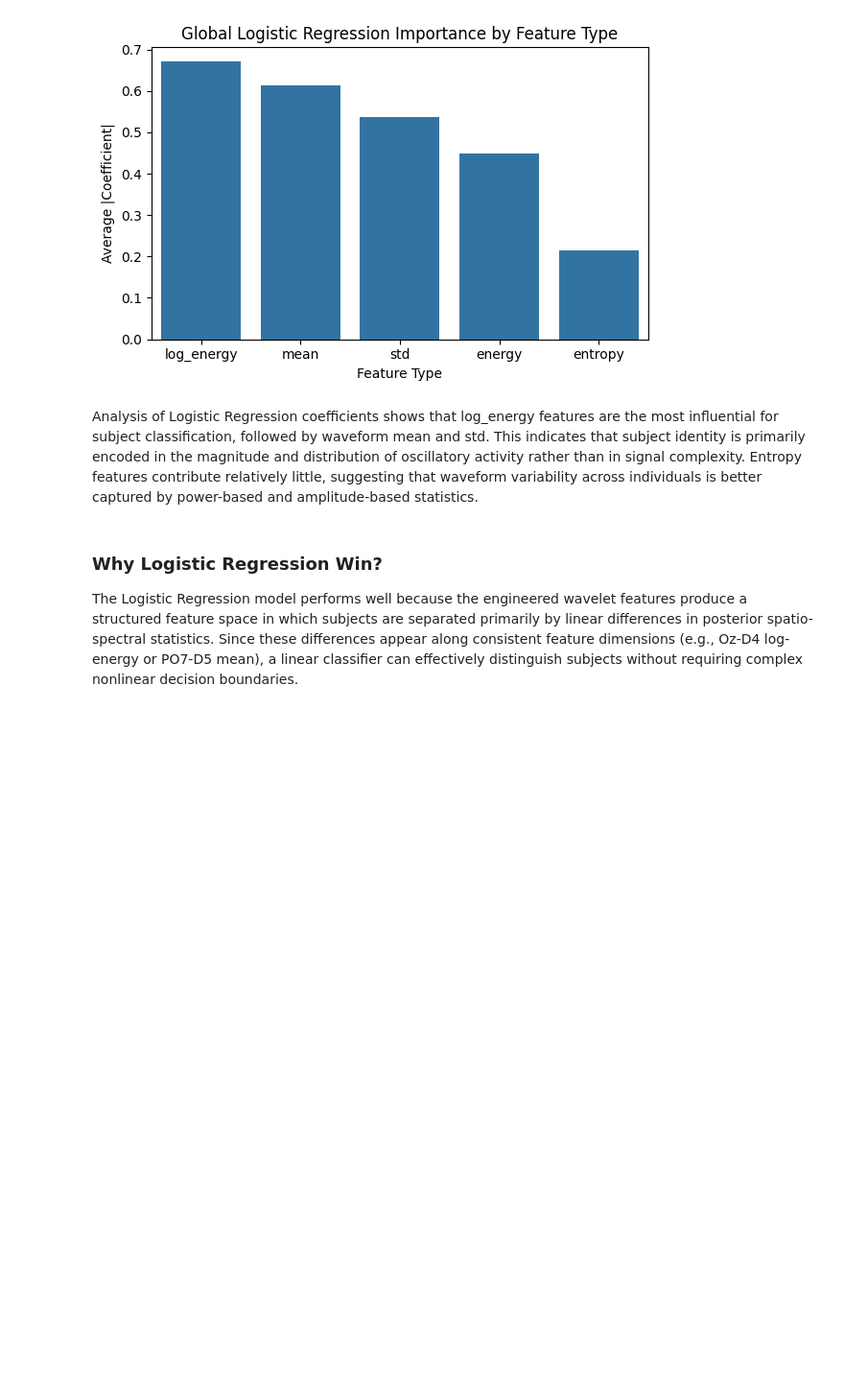
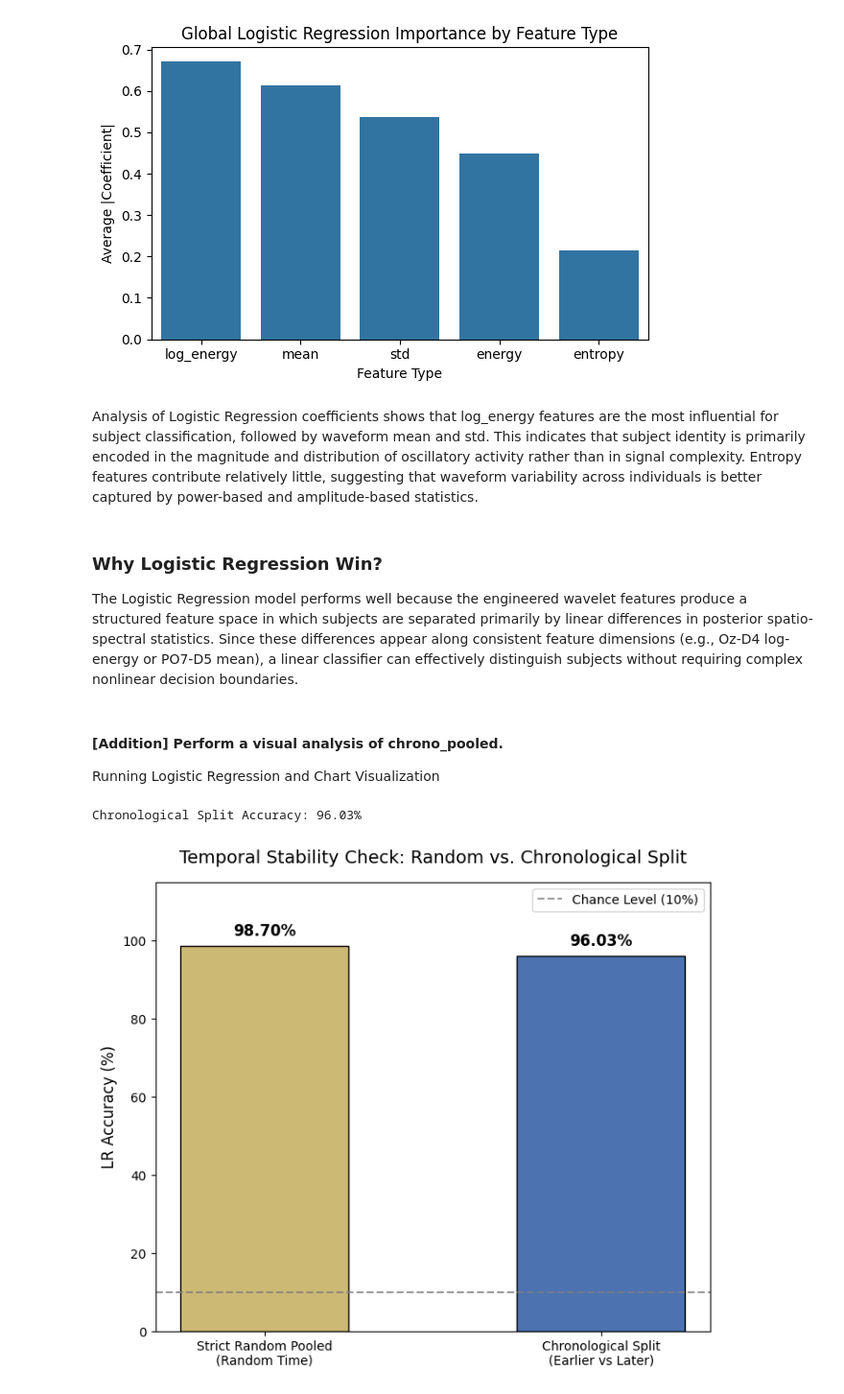
Before and after one commit to Dennis-T-cloud/EEG-Biometrics-Neural-Identity, a Jupyter notebook: 05_ml.ipynb, the cells around one changed output. Shown at 96% size. Drawn from its saved outputs; the diff is of its cells as text; code cells hidden in the pictures; blank space fills up the shorter version.

Commit message:
update: add TA's suggestion test and chart

```diff
--- a/05_ml.ipynb
+++ b/05_ml.ipynb
@@ -761,3 +761,80 @@ Analysis of Logistic Regression coefficients shows that log_energy features are
 ### Why Logistic Regression Win?
 
 The Logistic Regression model performs well because the engineered wavelet features produce a structured feature space in which subjects are separated primarily by linear differences in posterior spatio-spectral statistics. Since these differences appear along consistent feature dimensions (e.g., Oz-D4 log-energy or PO7-D5 mean), a linear classifier can effectively distinguish subjects without requiring complex nonlinear decision boundaries.
+# %% [markdown]
+#### [Addition] Perform a visual analysis of chrono_pooled.
+
+Running Logistic Regression and Chart Visualization
+# %%
+import numpy as np
+import pandas as pd
+import matplotlib.pyplot as plt
+import seaborn as sns
+from sklearn.pipeline import make_pipeline
+from sklearn.preprocessing import StandardScaler
+from sklearn.linear_model import LogisticRegression
+from sklearn.metrics import accuracy_score
+
+# 1.  load the chronological split features (Earlier vs Later)
+data_chrono = np.load('./wavelet_outputs/wavelet_features_chrono_pooled_db4_L6.npz', allow_pickle=True)
+X_chrono = data_chrono['X_features']
+y_chrono = data_chrono['y_labels']
+
+# 2. No Shuffle for Chronological Split Warnning.
+# base on time-series generation, we know that for each subject,
+#  the first 1600 samples are from earlier time (Train),
+# and the last 400 samples are from later time (Test).
+# So we will manually split them without shuffling to maintain the temporal order.
+X_train_c, X_test_c, y_train_c, y_test_c = [], [], [], []
+
+for i in range(10): # 10 subjects
+    start_idx = i * 2000
+    X_train_c.append(X_chrono[start_idx : start_idx + 1600])
+    X_test_c.append(X_chrono[start_idx + 1600 : start_idx + 2000])
+    y_train_c.append(y_chrono[start_idx : start_idx + 1600])
+    y_test_c.append(y_chrono[start_idx + 1600 : start_idx + 2000])
+
+X_train_c = np.vstack(X_train_c)
+X_test_c = np.vstack(X_test_c)
+y_train_c = np.concatenate(y_train_c)
+y_test_c = np.concatenate(y_test_c)
+
+# 3. train and evaluate Logistic Regression on the Chronological Split
+lr_chrono = make_pipeline(
+    StandardScaler(),
+    LogisticRegression(solver="lbfgs", max_iter=2000, random_state=42, n_jobs=-1)
+)
+lr_chrono.fit(X_train_c, y_train_c)
+y_pred_c = lr_chrono.predict(X_test_c)
+acc_chrono = accuracy_score(y_test_c, y_pred_c)
+
+print(f"Chronological Split Accuracy: {acc_chrono * 100:.2f}%")
+
+# 4. random pooled condition accuracy (from previous results)
+acc_random_pooled = 0.9870
+
+conditions = ['Strict Random Pooled\n(Random Time)', 'Chronological Split\n(Earlier vs Later)']
+accuracies = [acc_random_pooled * 100, acc_chrono * 100]
+colors = ['#ccb974', '#4c72b0'] # gold for Random, blue for Chrono
+
+plt.figure(figsize=(7, 6))
+bars = plt.bar(conditions, accuracies, color=colors, edgecolor='black', width=0.5)
+
+plt.ylabel('LR Accuracy (%)', fontsize=12)
+plt.title('Temporal Stability Check: Random vs. Chronological Split', fontsize=14, pad=15)
+plt.ylim(0, 115)
+plt.axhline(y=10, color='gray', linestyle='--', alpha=0.8, label='Chance Level (10%)')
+
+for bar in bars:
+    height = bar.get_height()
+    plt.annotate(f'{height:.2f}%',
+                 xy=(bar.get_x() + bar.get_width() / 2, height),
+                 xytext=(0, 5), textcoords="offset points",
+                 ha='center', va='bottom', fontsize=12, fontweight='bold')
+
+plt.legend(loc='upper right')
+plt.tight_layout()
+plt.show()
+# %% [output]
+Chronological Split Accuracy: 96.03%
+[figure, added]
```
Also changed, not shown: 3 other files.
